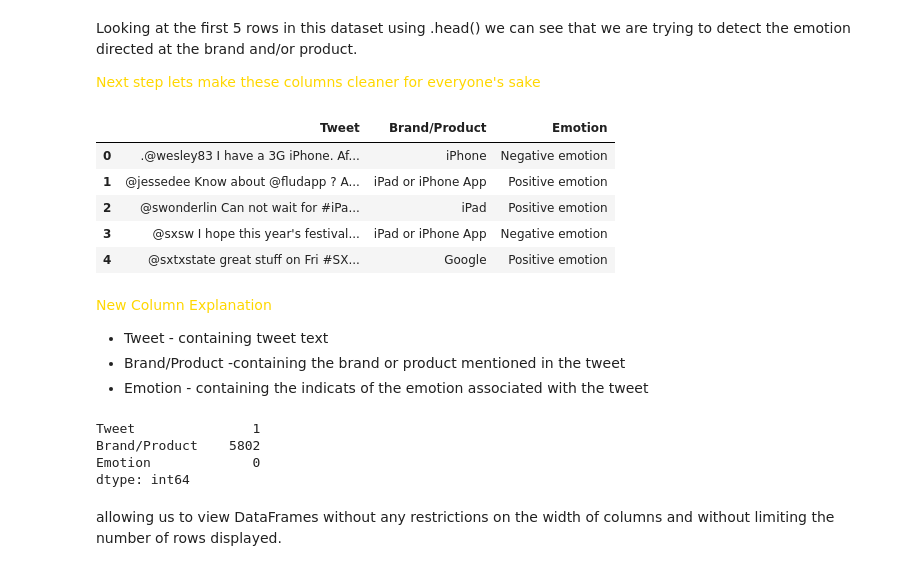
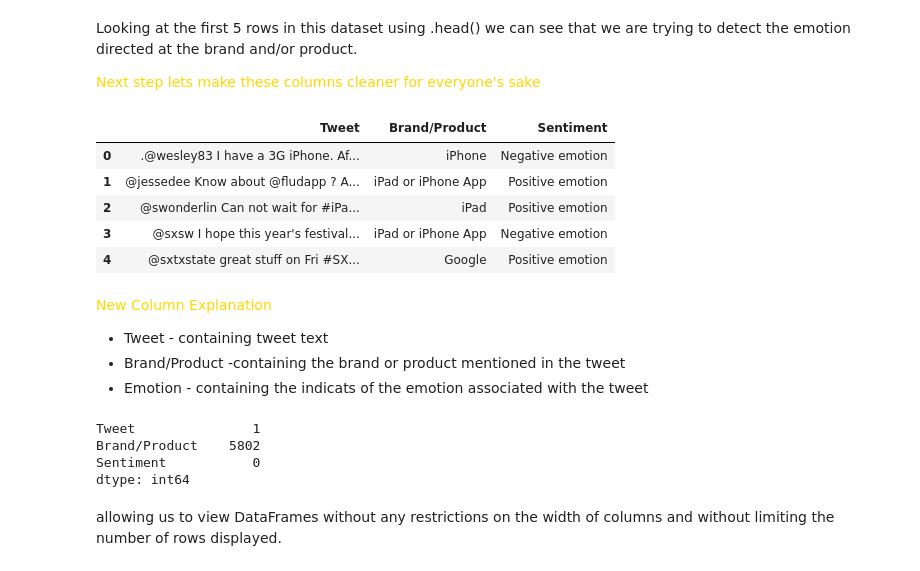
Before and after one commit to DenizzEmre/Phase_4_project, a Jupyter notebook: DataCleaning - Gav.ipynb, the cells around one changed output. Drawn from its saved outputs; the diff is of its cells as text; code cells hidden in the pictures.

```diff
--- a/DataCleaning - Gav.ipynb
+++ b/DataCleaning - Gav.ipynb
@@ -48,10 +109,10 @@ Looking at the first 5 rows in this dataset using .head() we can see that we are
 
 <span style="color:gold">Next step lets make these columns cleaner for everyone's sake</span>
 # %%
-df.columns = ["Tweet","Brand/Product","Emotion"]
+df.columns = ["Tweet","Brand/Product","Sentiment"]
 df.head()
 # %% [output]
-|  | Tweet | Brand/Product | Emotion |
+|  | Tweet | Brand/Product | Sentiment |
 | 0 | .@wesley83 I have a 3G iPhone. Af... | iPhone | Negative emotion |
 | 1 | @jessedee Know about @fludapp ? A... | iPad or iPhone App | Positive emotion |
 | 2 | @swonderlin Can not wait for #iPa... | iPad | Positive emotion |
@@ -67,7 +128,7 @@ df.isna().sum()
 # %% [output]
 Tweet               1
 Brand/Product    5802
-Emotion             0
+Sentiment           0
 dtype: int64
 # %%
 pd.set_option('display.max_colwidth', None)
```
Also changed, not shown: parts of 37 cells of this notebook, 4 other files.
